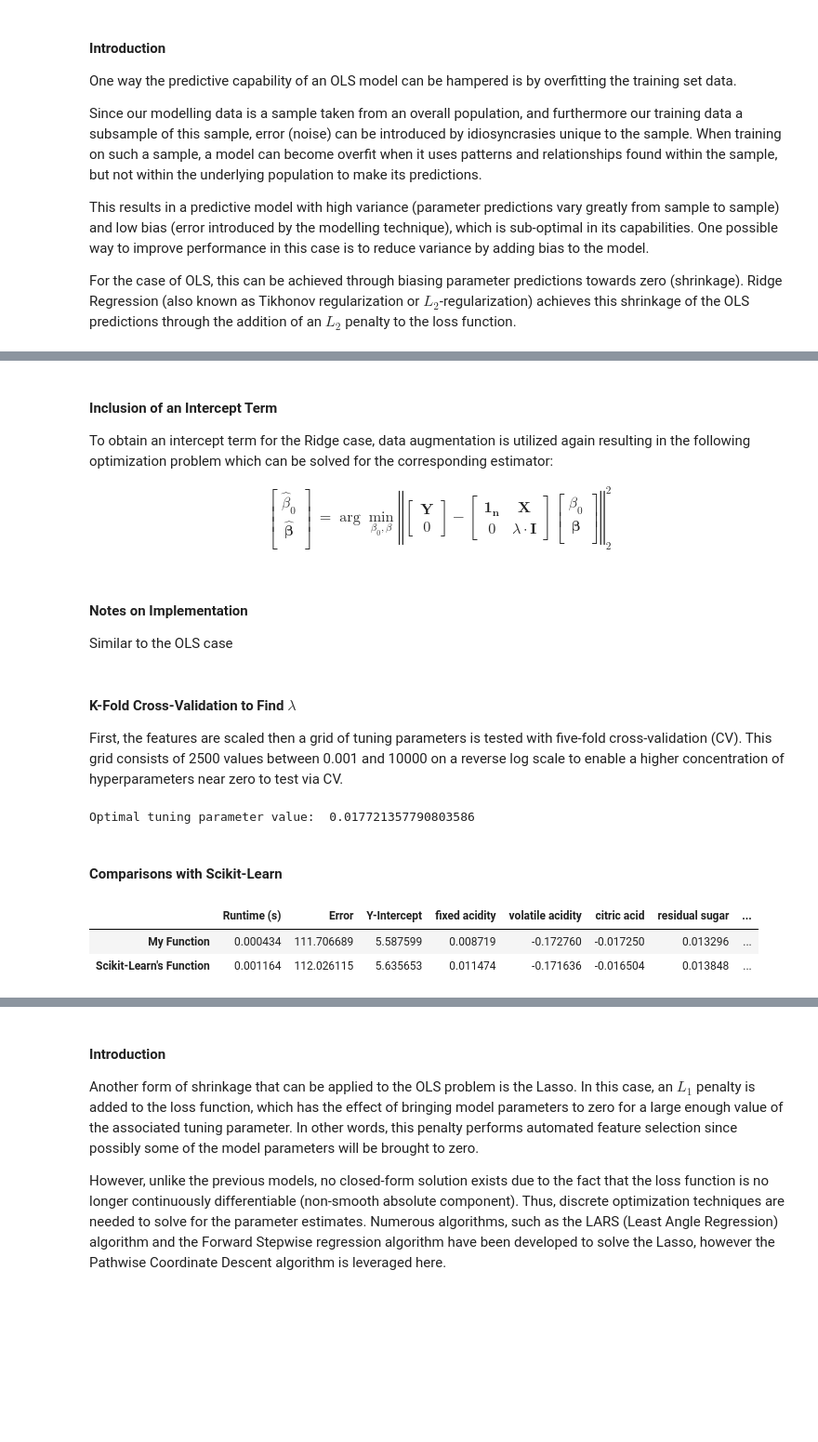
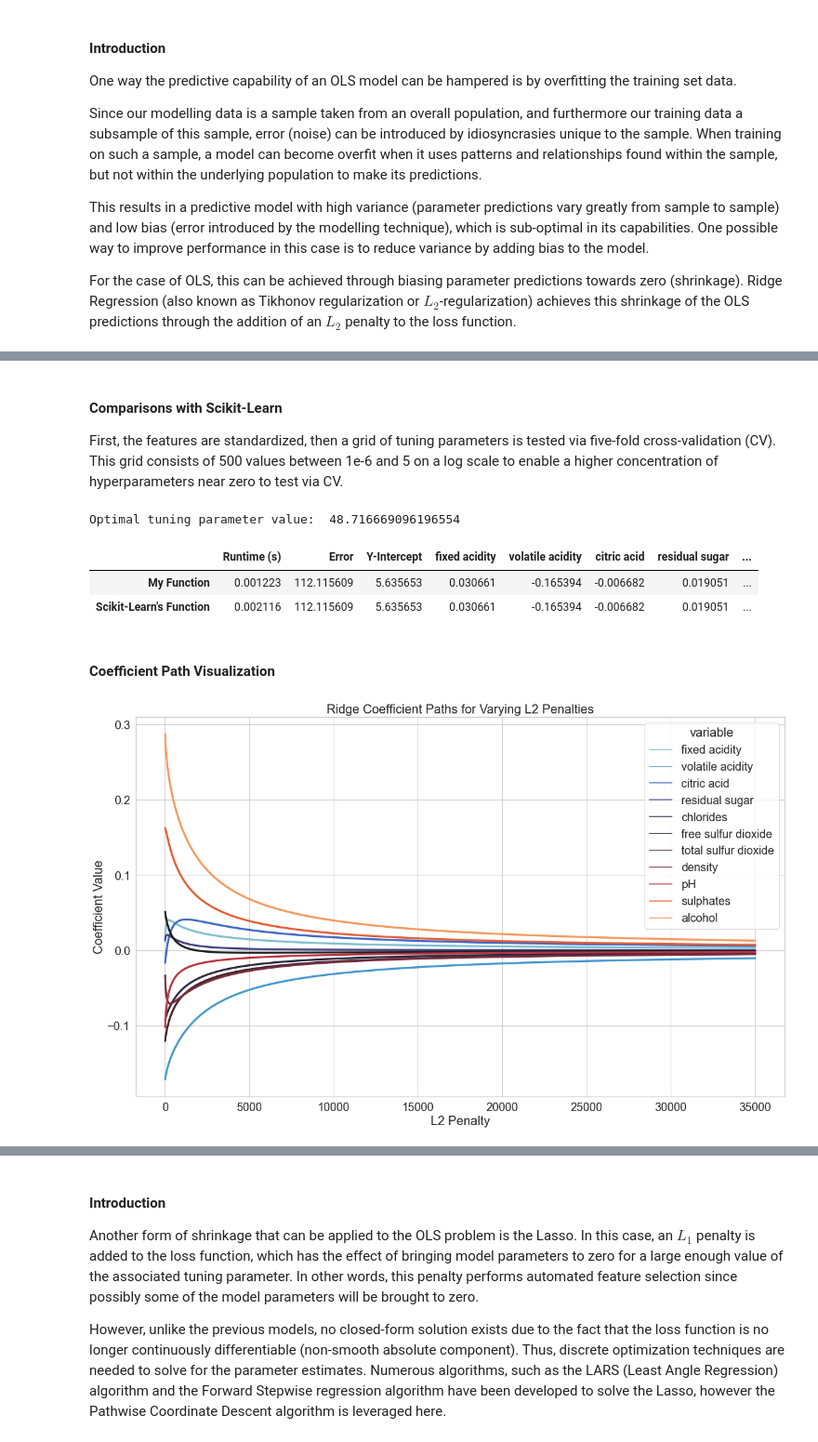
Before and after one commit to wyattowalsh/regularized-linear-regression-deep-dive, a Jupyter notebook: nb.ipynb, the cells around one changed output, grey strips where cells are left out. Shown at 93% size. Drawn from its saved outputs; the diff is of its cells as text; code cells hidden in the pictures; blank space fills up the shorter version.

```diff
--- a/nb.ipynb
+++ b/nb.ipynb
@@ -38,0 +59,18 @@ wine_data_raw.head()
+# %%
+# Split dataset into training and testing sets
+train_proportion = 0.8  # Define proportion of data in the training set
+train, test = utils.test_train_split(wine_data_raw, train_proportion)
+
+# Convert to NumPy and parse X, y columns from datasets
+train_vals, test_vals = train.to_numpy(), test.to_numpy(
+)  # Convert to NumPy matrices for efficiency
+X_train = train_vals[:, 0:-1]
+y_train = train_vals[:, [-1]]
+X_test = test_vals[:, 0:-1]
+y_test = test_vals[:, [-1]]
+
+# Display training and testing sets and print number of rows in each
+print('With a training proportion of {}, \
+there are {} rows in the training set and {} rows in the test set'.format(
+    train_proportion, len(train), len(test)))
+display(train.head()), display(test.head());
@@ -270,41 +310,26 @@ Note: $\lambda = 0$ produces the OLS estimate. Furthermore, features should be c
-# %% [markdown]
-#### Inclusion of an Intercept Term
-
-To obtain an intercept term for the Ridge case, data augmentation is utilized again resulting in the following optimization problem which can be solved for the corresponding estimator:
-
-\begin{align}
-\begin{bmatrix}
-    \hat{\beta}_0\\
-    \hat{\mathbf{\beta}}\\
-\end{bmatrix}
-&=
-\arg\min_{\beta_0,\beta} \left\Vert \begin{bmatrix}\mathbf{Y} \\ 0 \end{bmatrix}-\begin{bmatrix} \mathbf{1_n} & \mathbf{X} \\
-                                                            0 & \lambda \cdot \mathbf{I} \end{bmatrix}\begin{bmatrix}
-    \beta_0\\
-    \mathbf{\beta}\\
-\end{bmatrix}\right\Vert^2 _2
-\end{align}
-# %% [markdown]
-#### Notes on Implementation
-
-Similar to the OLS case
 # %% [markdown]
-#### K-Fold Cross-Validation to Find $\lambda$
+#### Comparisons with Scikit-Learn
 
-First, the features are scaled then a grid of tuning parameters is tested with five-fold cross-validation (CV). This grid consists of 2500 values between 0.001 and 10000 on a reverse log scale to enable a higher concentration of hyperparameters near zero to test via CV.
+First, the features are standardized, then a grid of tuning parameters is tested via five-fold cross-validation (CV). This grid consists of 500 values between 1e-6 and 5 on a log scale to enable a higher concentration of hyperparameters near zero to test via CV.
 # %%
-ridge_cv = cv.ridge(X_train, y_train, num_lambdas=500, k=5)
+ridge_cv = cv.ridge(X_train, y_train, num_lambdas=5000, k=5)
 lambda_star_ridge = ridge_cv[-1]
 print("Optimal tuning parameter value: ", lambda_star_ridge)
+utils.compare_ridge(X_train, y_train, test_vals, \
+              features=list(train.columns[0:-1]), l=lambda_star_ridge)
 # %% [output]
-Optimal tuning parameter value:  0.017721357790803586
+Optimal tuning parameter value:  48.716669096196554
+|  | Runtime (s) | Error | Y-Intercept | fixed acidity | volatile acidity | citric acid | residual sugar | ... |
+| My Function | 0.001223 | 112.115609 | 5.635653 | 0.030661 | -0.165394 | -0.006682 | 0.019051 | ... |
+| Scikit-Learn's Function | 0.002116 | 112.115609 | 5.635653 | 0.030661 | -0.165394 | -0.006682 | 0.019051 | ... |
-# %% [markdown]
-#### Comparisons with Scikit-Learn
+# %% [markdown]
+#### Coefficient Path Visualization
 # %%
-utils.compare_ridge(X_train, y_train, test_vals, \
-              features=list(train.columns[0:-1]), l=lambda_star_ridge)
+plt.figure(figsize=(20, 12))
+visualization.ridge_plot(X_train,
+                         y_train,
+                         num_lambdas=5000,
+                         features=list(train.columns[0:-1]))
 # %% [output]
-|  | Runtime (s) | Error | Y-Intercept | fixed acidity | volatile acidity | citric acid | residual sugar | ... |
-| My Function | 0.000434 | 111.706689 | 5.587599 | 0.008719 | -0.172760 | -0.017250 | 0.013296 | ... |
-| Scikit-Learn's Function | 0.001164 | 112.026115 | 5.635653 | 0.011474 | -0.171636 | -0.016504 | 0.013848 | ... |
+[figure, added]
 # %% [markdown]
```
Also changed, not shown: parts of 63 cells of this notebook, 5 other files.
